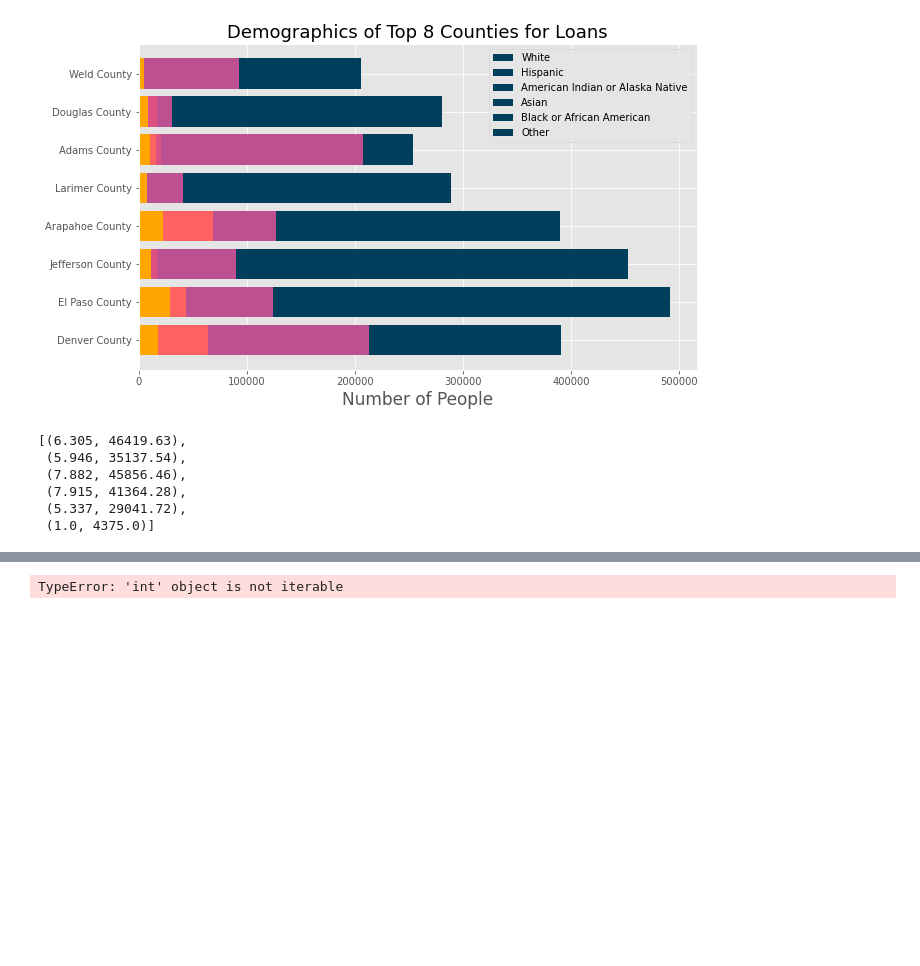
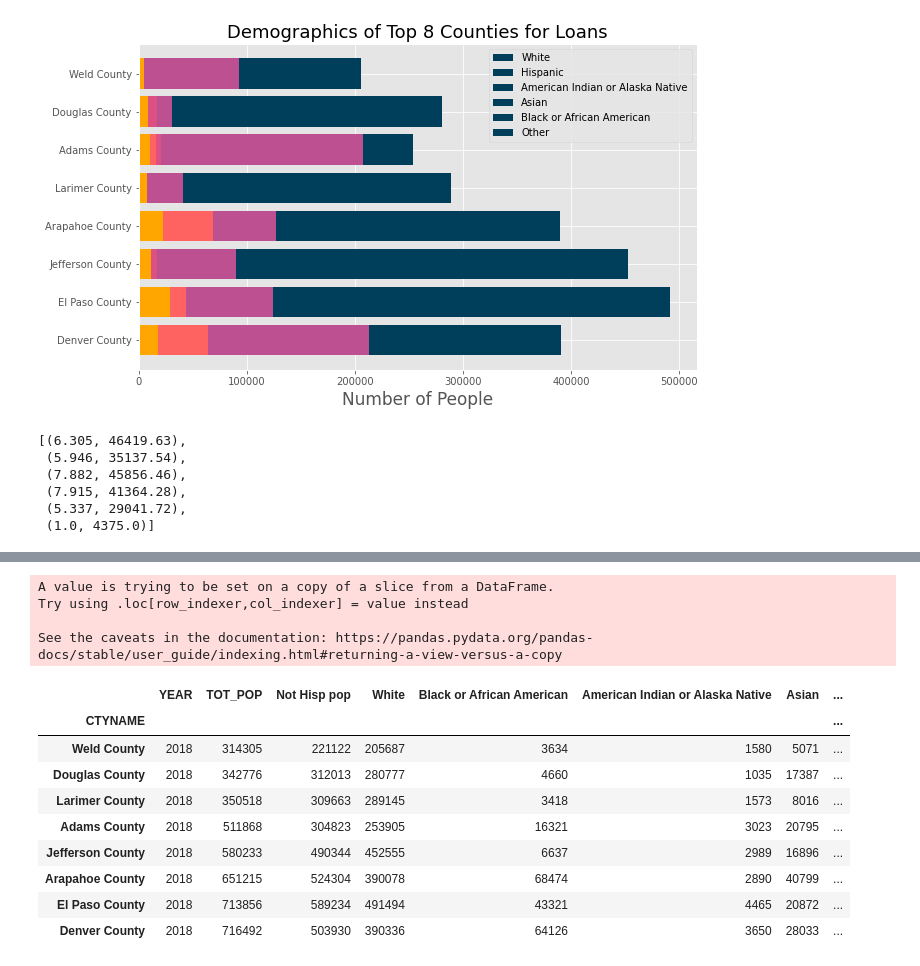
Before and after one commit to joshea628/Allocation-of-Government-Resources-during-COVID-and-its-Effect-in-Colorado, a Jupyter notebook: src/eda.ipynb, the cells around one changed output, grey strips where cells are left out. Cells and saved outputs as stored; diff of their text form; code cells hidden in the pictures; blank space fills up the shorter version.

```diff
--- a/src/eda.ipynb
+++ b/src/eda.ipynb
@@ -647,4 +610,20 @@ county_demographics = top_county_demographics(county_rows, demographic_eth_cols)
-# %%
-graph_top_county_demographics(county_demographics, chart_colors, '../images/demographics_top_counties.png')
-# %% [output]
-TypeError: 'int' object is not iterable
+# %%
+demographics_top_8 = demographics_18[(demographics_18['CTYNAME'] == 'Denver County') | (demographics_18['CTYNAME'] == 'El Paso County') |(demographics_18['CTYNAME'] == 'Jefferson County') |(demographics_18['CTYNAME'] == 'Arapahoe County') | (demographics_18['CTYNAME'] == 'Larimer County')|(demographics_18['CTYNAME'] == 'Adams County') | (demographics_18['CTYNAME'] == 'Douglas County') | (demographics_18['CTYNAME'] == 'Weld County')]
+demographics_top_8['Other'] = demographics_top_8['NH Native Hawaiian/other'] + demographics_top_8['NH Two or more']
+demographics_top_8 = demographics_top_8.set_index('CTYNAME').sort_values(['TOT_POP'],ascending=True)
+demographics_top_8 = demographics_top_8.rename(columns={'NH Whites':'White','NH Afr Am': 'Black or African American','NH Am Indian/Native':'American Indian or Alaska Native','NH Asian':'Asian'})
+# %% [output]
+A value is trying to be set on a copy of a slice from a DataFrame.
+Try using .loc[row_indexer,col_indexer] = value instead
+
+See the caveats in the documentation: https://pandas.pydata.org/pandas-docs/stable/user_guide/indexing.html#returning-a-view-versus-a-copy
+|  | YEAR | TOT_POP | Not Hisp pop | White | Black or African American | American Indian or Alaska Native | Asian | ... |
+| CTYNAME |  |  |  |  |  |  |  | ... |
+| Weld County | 2018 | 314305 | 221122 | 205687 | 3634 | 1580 | 5071 | ... |
+| Douglas County | 2018 | 342776 | 312013 | 280777 | 4660 | 1035 | 17387 | ... |
+| Larimer County | 2018 | 350518 | 309663 | 289145 | 3418 | 1573 | 8016 | ... |
+| Adams County | 2018 | 511868 | 304823 | 253905 | 16321 | 3023 | 20795 | ... |
+| Jefferson County | 2018 | 580233 | 490344 | 452555 | 6637 | 2989 | 16896 | ... |
+| Arapahoe County | 2018 | 651215 | 524304 | 390078 | 68474 | 2890 | 40799 | ... |
+| El Paso County | 2018 | 713856 | 589234 | 491494 | 43321 | 4465 | 20872 | ... |
+| Denver County | 2018 | 716492 | 503930 | 390336 | 64126 | 3650 | 28033 | ... |
```
Also changed, not shown: parts of 4 cells of this notebook, 7 other files.
